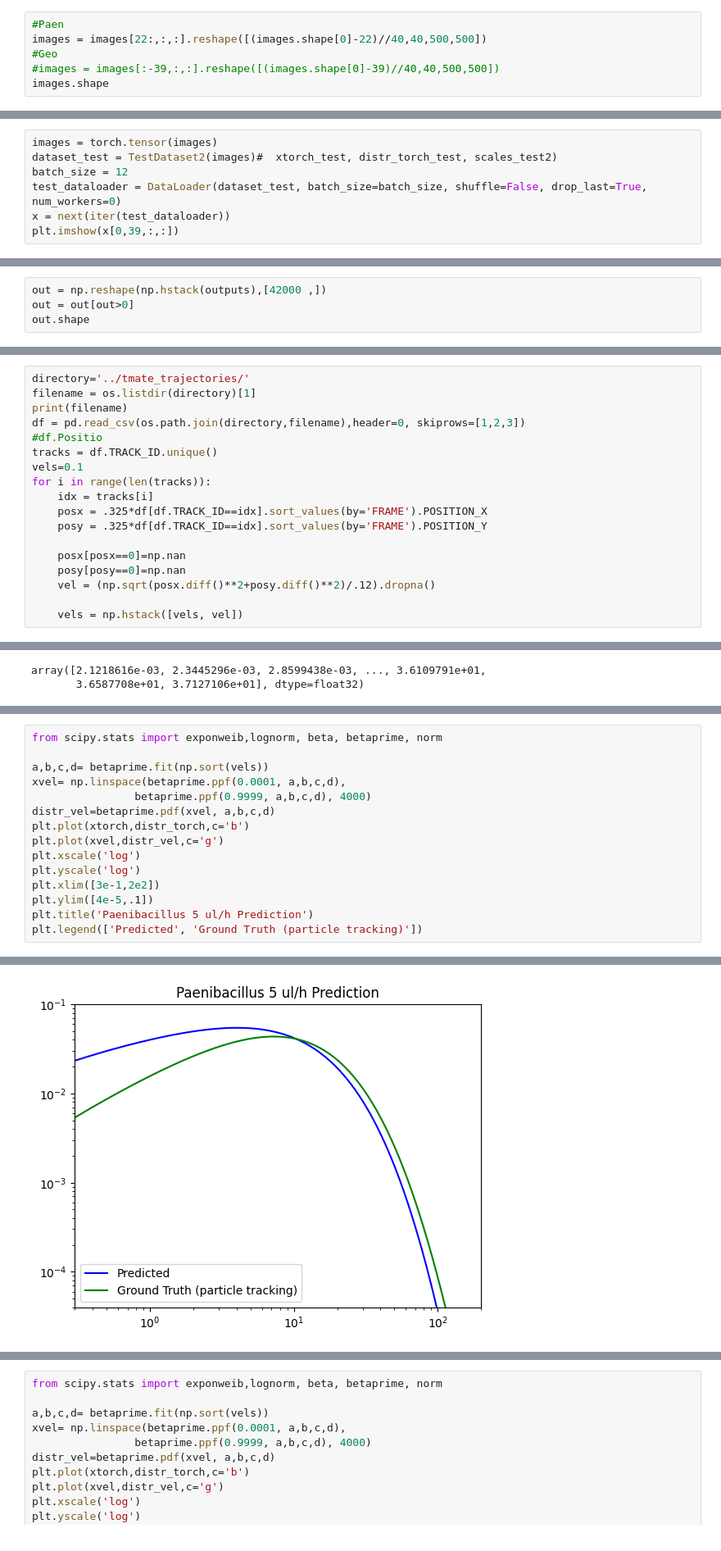
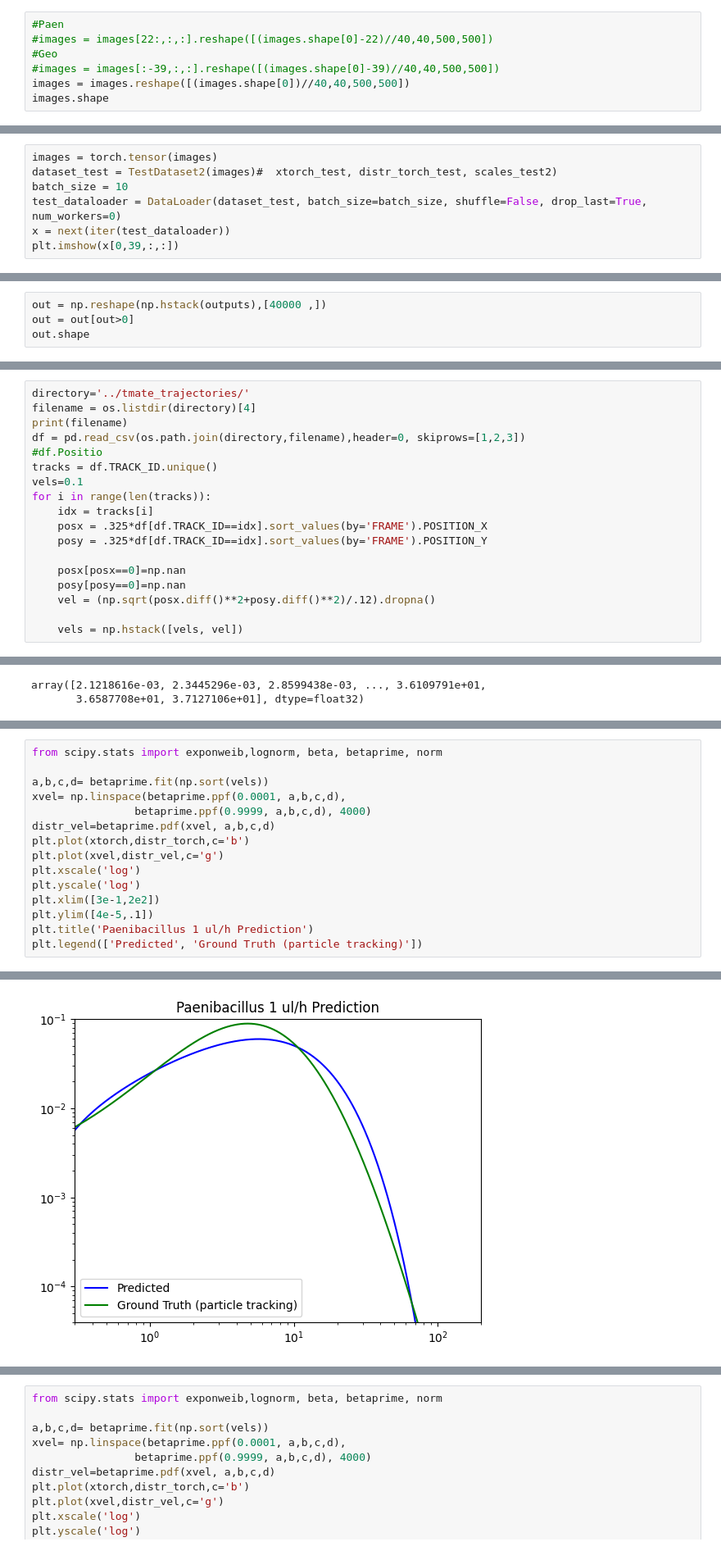
Before and after one commit to mberghouse/DeepTrackStat, a Jupyter notebook: Speed_dist_NN_clean.ipynb, the cells around one changed output, grey strips where cells are left out. Shown at 82% size. Saved outputs shown, nothing was run; the diff lists cells and outputs as text.

```diff
--- a/Speed_dist_NN_clean.ipynb
+++ b/Speed_dist_NN_clean.ipynb
@@ -259,7 +386,8 @@ VOLO(
 # %%
 #Paen
-images = images[22:,:,:].reshape([(images.shape[0]-22)//40,40,500,500])
+#images = images[22:,:,:].reshape([(images.shape[0]-22)//40,40,500,500])
 #Geo
 #images = images[:-39,:,:].reshape([(images.shape[0]-39)//40,40,500,500])
+images = images.reshape([(images.shape[0])//40,40,500,500])
 images.shape
 # %% [output]
@@ -267,7 +399,7 @@ images.shape
 # %%
 images = torch.tensor(images)
 dataset_test = TestDataset2(images)#  xtorch_test, distr_torch_test, scales_test2)
-batch_size = 12
+batch_size = 10
 test_dataloader = DataLoader(dataset_test, batch_size=batch_size, shuffle=False, drop_last=True, num_workers=0)
 x = next(iter(test_dataloader))
 plt.imshow(x[0,39,:,:])
@@ -353,5 +491,5 @@ torch.Size([1, 12, 40, 500, 500])
 # %%
-out = np.reshape(np.hstack(outputs),[42000 ,])
+out = np.reshape(np.hstack(outputs),[40000 ,])
 out = out[out>0]
 out.shape
 # %% [output]
@@ -375,7 +513,7 @@ def interpolate_vectors(vector, target_length):
     return interpolated_vector
 # %%
 directory='../tmate_trajectories/'
-filename = os.listdir(directory)[1]
+filename = os.listdir(directory)[4]
 print(filename)
 df = pd.read_csv(os.path.join(directory,filename),header=0, skiprows=[1,2,3])
 #df.Positio
@@ -450,21 +592,21 @@ plt.legend(['Predicted', 'Ground Truth (particle tracking)'])
 # %%
 from scipy.stats import exponweib,lognorm, beta, betaprime, norm
 
 a,b,c,d= betaprime.fit(np.sort(vels))
 xvel= np.linspace(betaprime.ppf(0.0001, a,b,c,d),
                 betaprime.ppf(0.9999, a,b,c,d), 4000)
 distr_vel=betaprime.pdf(xvel, a,b,c,d)
 plt.plot(xtorch,distr_torch,c='b')
 plt.plot(xvel,distr_vel,c='g')
 plt.xscale('log')
 plt.yscale('log')
 plt.xlim([3e-1,2e2])
 plt.ylim([4e-5,.1])
-plt.title('Paenibacillus 5 ul/h Prediction')
+plt.title('Paenibacillus 1 ul/h Prediction')
 plt.legend(['Predicted', 'Ground Truth (particle tracking)'])
 # %% [output]
 <matplotlib.legend.Legend at 0x...>
-[figure, old version]
+[figure, new version]
 # %%
 from scipy.stats import exponweib,lognorm, beta, betaprime, norm
 
```
Also changed, not shown: parts of 53 cells of this notebook.
